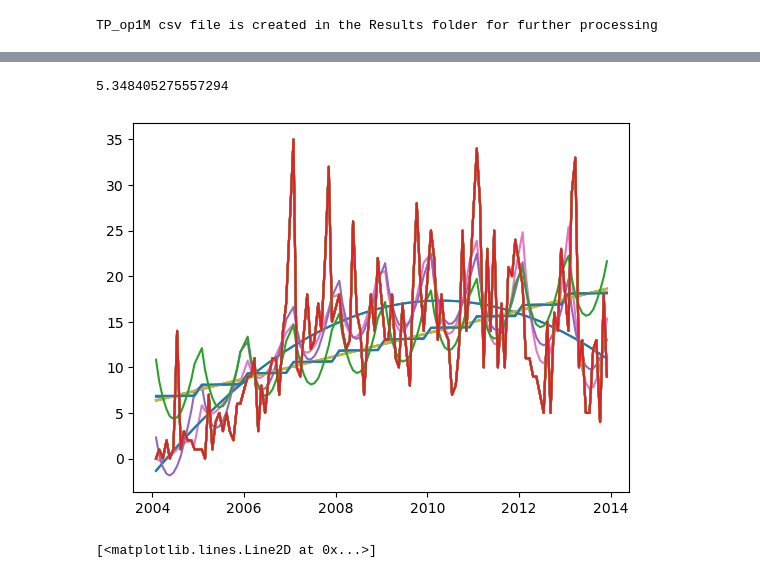
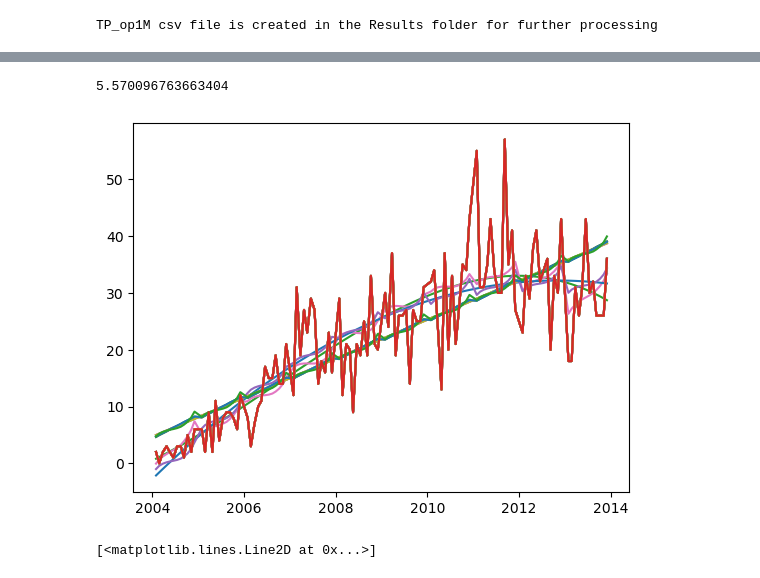
Before and after one commit to saisumanth1401/Tourist-Behaviour-Analysis, a Jupyter notebook: Tourist-Behaviour-Analysis/work_tutorial.ipynb, the cells around one changed output, grey strips where cells are left out. Cells and saved outputs as stored; diff of their text form; code cells hidden in the pictures.

```diff
--- a/Tourist-Behaviour-Analysis/work_tutorial.ipynb
+++ b/Tourist-Behaviour-Analysis/work_tutorial.ipynb
@@ -52,13 +60,13 @@ import os
 
 # Specify directory and convert to CSV
 import pandas as pd
-location=r"D:\PBDM\Project\Results\Input Records\Filtered1M.csv"
+location=r"Results\Input Records\Filtered1M.csv"
 data = pd.read_csv(location, header=None)
-data.to_csv(r"D:\PBDM\Project\Results\TP1M.csv",columns=[0,1,3,5,12,13,14],index=False,header=['LineNo','PhotoID','UserID','DateTaken','Latitude','Longitude','Accuracy'])
+data.to_csv(r"Results\TextualMetadataProcessing\TP1M.csv",columns=[0,1,3,5,12,13,14],index=False,header=['LineNo','PhotoID','UserID','DateTaken','Latitude','Longitude','Accuracy'])
 
 # Change file name
-location=r"D:\PBDM\Project\Results\Input Records\Filtered1M.csv"
-dest = r"D:\PBDM\Project\Results\TP1M.csv"
+location=r"Results\Input Records\Filtered1M.csv"
+dest = r"Results\TextualMetadataProcessing\TP1M.csv"
 data = pd.read_csv(location, header=None)
 tokenizer = RegexpTokenizer(r'[a-zA-Z_]+')
 data2 = pd.read_csv(dest
@@ -120,8 +128,8 @@ See the caveats in the documentation: https://pandas.pydata.org/pandas-docs/stab
   data2["Tags"][i]=k
 # %%
 import os
-data2.to_csv(r"D:\PBDM\Project\Results\Textproc1M.csv",index=False)
-newfile= r"D:\PBDM\Project\Results\Textproc1M.csv"
+data2.to_csv("Results/Input records/Textproc1M.csv",index=False)
+newfile= "Results/Input records/Textproc1M.csv"
 newframe = pd.read_csv(newfile)
 
 #Binary vector to find which all tags have been used
@@ -162,10 +170,8 @@ for w in interested.keys():
     photo_id=list(set(photo_id+tagPid[w]))
 df=newframe.query('PhotoID in @photo_id')
 df = newframe.query('PhotoID in @photo_id')
-output_path = r"D:\PBDM\Project\Results"  # Use raw string or escape backslashes
-
+output_path = r"Results/TextualMetadataProcessing"  # Use raw string or escape backslashes
 TP_op1M = 'TP_op1M.csv'
-
 file_path = os.path.join(output_path, TP_op1M)
 df.to_csv(file_path, columns=['PhotoID', 'UserID', 'Latitude', 'Longitude', 'Accuracy'], index=False, header=['PhotoID', 'UserID', 'Latitude', 'Longitude', 'Accuracy'])
 
@@ -187,7 +204,7 @@ import matplotlib.cm as cmx
 import matplotlib.colors as colors
 
 # Loading CSV File (Output of Text processing step)
-input_file = "D:\PBDM\Project\Results\TP_op1M.csv"
+input_file = "Results/TextualMetadataProcessing/TP_op1M.csv"
 df = pd.read_csv(input_file)
 df1 = df.copy()
 coord = {}
@@ -196,14 +213,15 @@ Long = np.asarray(df['Longitude'])
 coords = df[['Longitude', 'Latitude']].values
 rads = np.radians(coords)
 
+
 # Clustering step
-clusterer = hdbscan.HDBSCAN(algorithm='best', alpha=1.0, metric='haversine', gen_min_span_tree=True, min_cluster_size=20, min_samples=None, p=None).fit(rads)
+clusterer = hdbscan.HDBSCAN(algorithm='best', alpha=1.0,metric='haversine', gen_min_span_tree=True, min_cluster_size=20, min_samples=None, p=None).fit(rads)
 cluster_labels = clusterer.labels_
 num_clusters = len(set(cluster_labels))
 clusters = pd.Series([coords[cluster_labels == n] for n in range(-1, num_clusters)])
-cluster_label = clusterer.labels_
+cluster_label=(clusterer.labels_)
 x = cluster_label
-cluster_points = {}
+cluster_points={}
 for i in range(num_clusters + 1):
     cluster_points[i] = []
 
@@ -273,7 +290,7 @@ regr = lm.LinearRegression()
 clf = Lasso(alpha=0.1)
 
 # Loading CSV corresponding to a particular region
-df = pd.read_csv(r"D:\PBDM\Project\Results\Input Records\fullindia.csv", header=None)
+df = pd.read_csv(r"Results/TrendEstimation/fullaustralia.csv", header=None)
 df2 = pd.to_datetime(df[5])
 months = list(range(1, 13))
 years = list(range(2004, 2014))
@@ -394,35 +411,35 @@ poly = make_pipeline(PolynomialFeatures(1), clf)
 poly.fit(np.asarray(nry).reshape(-1, 1), Ct)
 Y_pred = poly.predict(np.asarray(nry).reshape(-1, 1))
 plt.plot(np.asarray(nry), Y_pred.reshape(-1, 1))
 plt.plot(np.asarray(nry), Ct)
 mean_absolute_error(Ct, Y_pred)
 
 poly = make_pipeline(PolynomialFeatures(3), clf)
 poly.fit(np.asarray(nry).reshape(-1, 1), Ct)
 Y_pred = poly.predict(np.asarray(nry).reshape(-1, 1))
 plt.plot(np.asarray(nry), Y_pred)
 plt.plot(np.asarray(nry), Ct)
 mean_absolute_error(Ct, Y_pred)
 
 # X_my vs No of tourists
 
 poly = make_pipeline(PolynomialFeatures(1), clf)
 
 poly.fit(X_my, Ct)
 Y_pred = poly.predict(X_my)
 plt.plot(np.asarray(nry), Y_pred.reshape(-1, 1))
 plt.plot(np.asarray(nry), Ct)
 mean_absolute_error(Ct, Y_pred)
 poly = make_pipeline(PolynomialFeatures(3), clf)
 
 poly.fit(X_my, Ct)
 Y_pred = poly.predict(X_my)
 plt.plot(np.asarray(nry), Y_pred)
 plt.plot(np.asarray(nry), Ct)
 mean_absolute_error(Ct, Y_pred)
 # %% [output]
-5.348405275557294
+5.570096763663404
-[figure, old version]
+[figure, new version]
 # %%
 #Time series
 import pandas as pd
```
Also changed, not shown: parts of 5 cells of this notebook.
